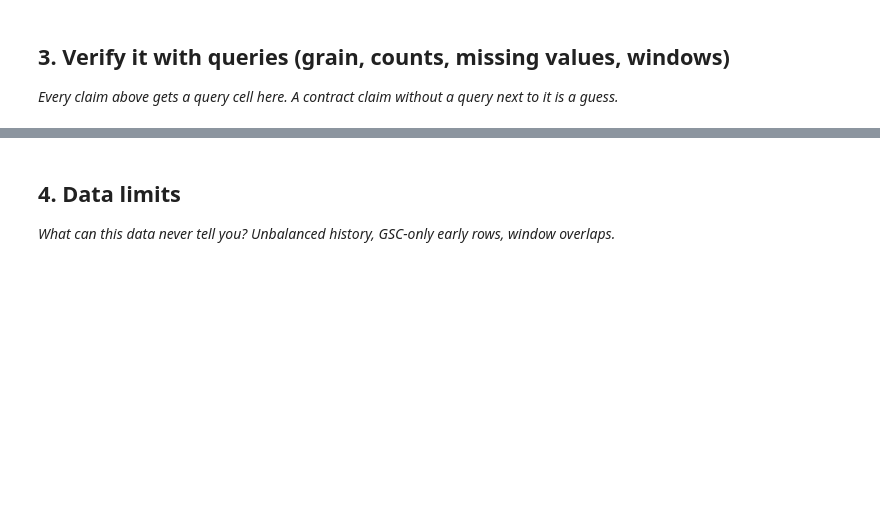
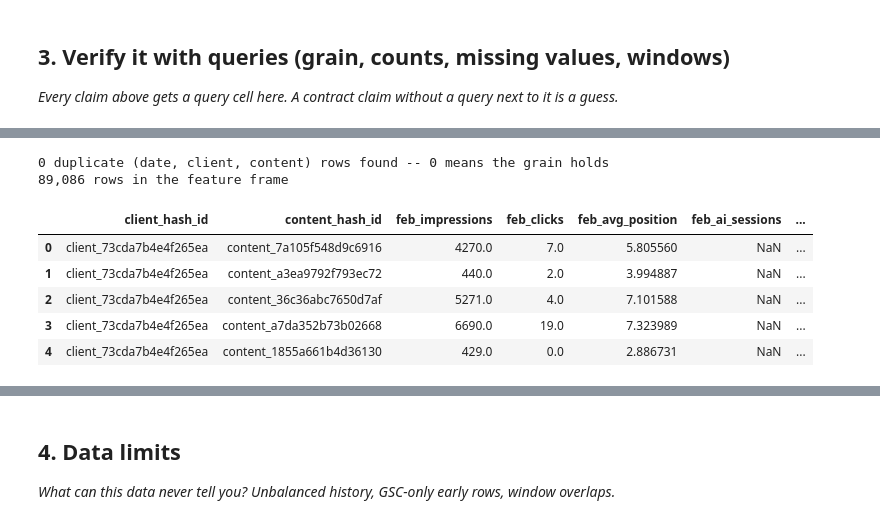
Before and after one commit to DuaaMahar5/FlyRank-internship-ml, a Jupyter notebook: work/notebooks/w03_data_contract.ipynb, the cells around one changed output, grey strips where cells are left out. Cells and saved outputs as stored; diff of their text form; code cells hidden in the pictures; blank space fills up the shorter version.

```diff
--- a/work/notebooks/w03_data_contract.ipynb
+++ b/work/notebooks/w03_data_contract.ipynb
@@ -29,0 +96,76 @@ This skeleton is yours to fill. Work the sections **in order** — each one has
+# %%
+grain_check = con.sql(f"""
+    SELECT report_date, client_hash_id, content_hash_id, COUNT(*) AS c
+    FROM {TABLES['fact_daily_feb']}
+    GROUP BY 1, 2, 3
+    HAVING COUNT(*) > 1
+    LIMIT 5
+""").df()
+
+print(f"{len(grain_check)} duplicate (date, client, content) rows found -- 0 means the grain holds")
+grain_check
+
+
+span = con.sql(f"""
+    SELECT
+        COUNT(*)                        AS n_rows,
+        COUNT(DISTINCT client_hash_id)  AS n_clients,
+        COUNT(DISTINCT content_hash_id) AS n_content,
+        MIN(report_date)                AS min_date,
+        MAX(report_date)                AS max_date
+    FROM {TABLES['fact_daily_feb']}
+""").df()
+span
+
+avail = con.sql(f"""
+    SELECT
+        COUNT(*) AS total_rows,
+        SUM(CASE WHEN ga4_data_available IS TRUE THEN 1 ELSE 0 END) AS ga4_available_rows,
+        ROUND(SUM(CASE WHEN ga4_data_available IS TRUE THEN 1 ELSE 0 END) * 100.0 / COUNT(*), 1) AS pct_available
+    FROM {TABLES['fact_daily_feb']}
+""").df()
+avail
+
+
+feature_frame = con.sql(f"""
+    WITH feb AS (
+        SELECT
+            client_hash_id, content_hash_id,
+            SUM(gsc_impressions) AS feb_impressions,
+            SUM(gsc_clicks) AS feb_clicks,
+            AVG(gsc_avg_position) AS feb_avg_position,
+            SUM(CASE WHEN ga4_data_available IS TRUE THEN sessions_ai ELSE NULL END) AS feb_ai_sessions
+        FROM {TABLES['fact_daily_feb']}
+        GROUP BY 1, 2
+        HAVING SUM(gsc_impressions) >= 50
+    ),
+    mar AS (
+        SELECT client_hash_id, content_hash_id, SUM(gsc_impressions) AS mar_impressions
+        FROM {TABLES['fact_daily_mar']}
+        GROUP BY 1, 2
+    )
+    SELECT feb.*, mar.mar_impressions
+    FROM feb JOIN mar USING (client_hash_id, content_hash_id)
+""").df()
+
+content_meta = con.sql(f"""
+    SELECT
+        content_hash_id,
+        DATE_DIFF('day', content_created_date, DATE '2026-03-01') AS content_age_days,
+        word_count,
+        content_type
+    FROM {TABLES['dim_content']}
+""").df()
+
+feature_frame = feature_frame.merge(content_meta, on='content_hash_id', how='left')
+print(f"{len(feature_frame):,} rows in the feature frame")
+feature_frame.head()
+# %% [output]
+0 duplicate (date, client, content) rows found -- 0 means the grain holds
+89,086 rows in the feature frame
+|  | client_hash_id | content_hash_id | feb_impressions | feb_clicks | feb_avg_position | feb_ai_sessions | ... |
+| 0 | client_73cda7b4e4f265ea | content_7a105f548d9c6916 | 4270.0 | 7.0 | 5.805560 | NaN | ... |
+| 1 | client_73cda7b4e4f265ea | content_a3ea9792f793ec72 | 440.0 | 2.0 | 3.994887 | NaN | ... |
+| 2 | client_73cda7b4e4f265ea | content_36c36abc7650d7af | 5271.0 | 4.0 | 7.101588 | NaN | ... |
+| 3 | client_73cda7b4e4f265ea | content_a7da352b73b02668 | 6690.0 | 19.0 | 7.323989 | NaN | ... |
+| 4 | client_73cda7b4e4f265ea | content_1855a661b4d36130 | 429.0 | 0.0 | 2.886731 | NaN | ... |
```
Also changed, not shown: parts of 16 cells of this notebook.
